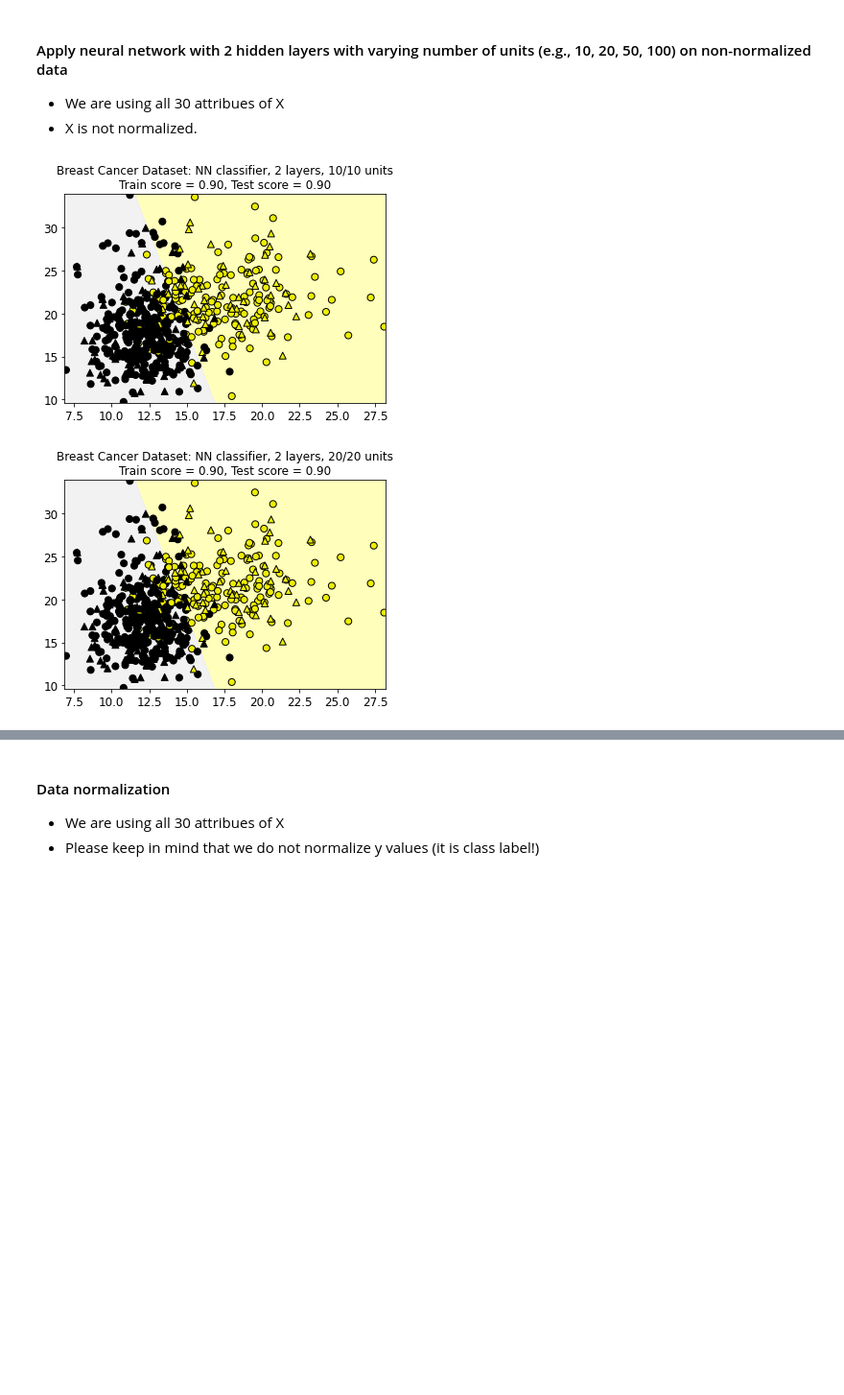
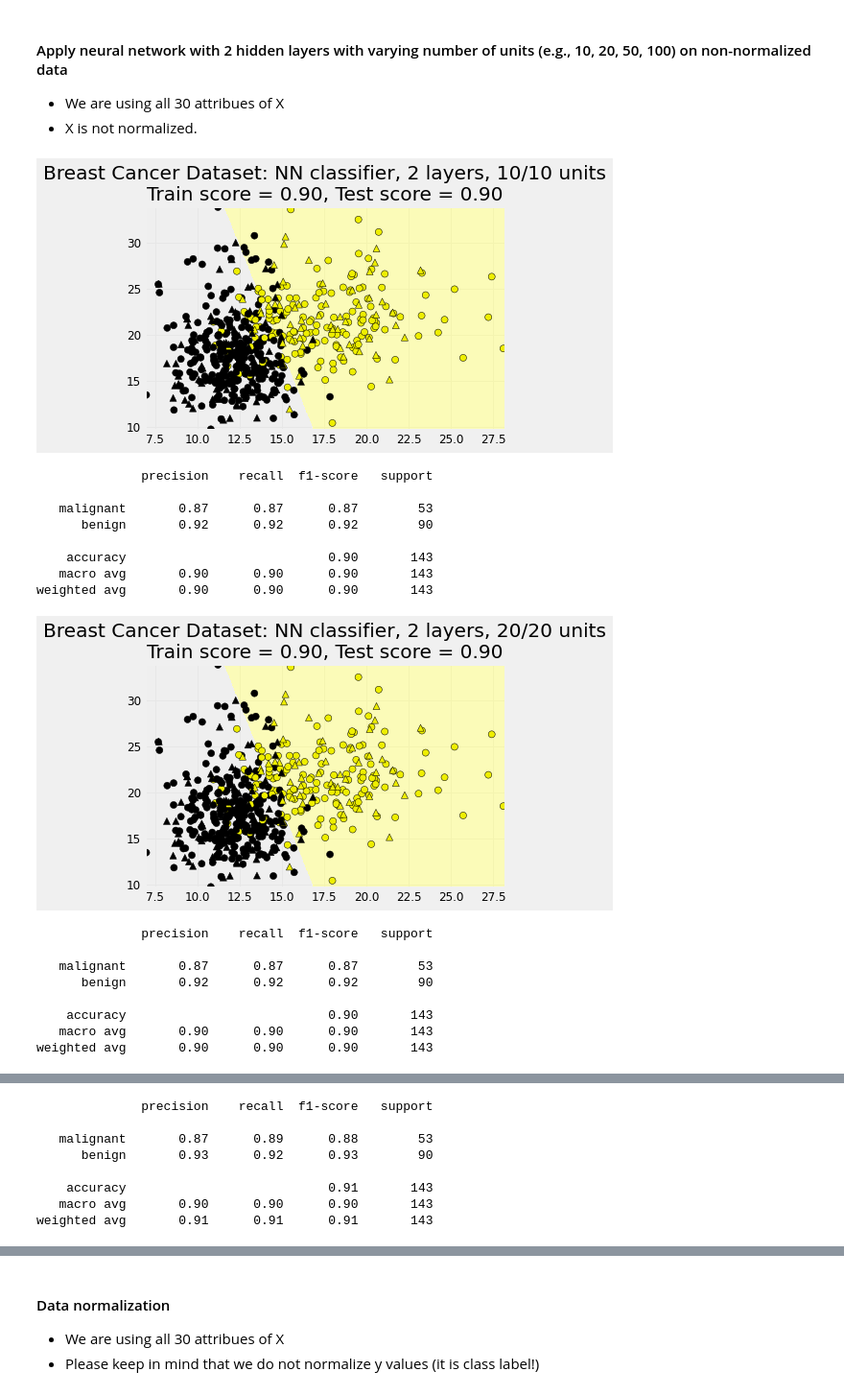
Before and after one commit to alarsen123/ML-HW, a Jupyter notebook: ME7_NN/ME7_NN/NN_basic.ipynb, the cells around one changed output, grey strips where cells are left out. Shown at 96% size. Cells and saved outputs as stored; diff of their text form; code cells hidden in the pictures; blank space fills up the shorter version.

```diff
--- a/ME7_NN/ME7_NN/NN_basic.ipynb
+++ b/ME7_NN/ME7_NN/NN_basic.ipynb
@@ -471,6 +471,9 @@ Increase the number of iterations (max_iter) or scale the data as shown in:
     - 4. (extra) Build a NN model with 3 hidden layers and check if the model is improvled.
 
 - Compare the results without normalization and with normalization.
+# %%
+from sklearn.metrics import classification_report
+plt.style.use('fivethirtyeight')
 # %% [markdown]
 ### 1. Breast Cancer dataset
 # %%
@@ -479,6 +482,7 @@ from sklearn.datasets import load_breast_cancer
 
 cancer = load_breast_cancer()
 (X_cancer, y_cancer) = load_breast_cancer(return_X_y = True)
+target_names = cancer.target_names
 
 print(X_cancer.shape) # 30 attributes
 # %% [output]
@@ -521,15 +525,35 @@ X_train, X_test, y_train, y_test = train_test_split(X, y_cancer, random_state=0)
 # %%
 for unit in hidden_layer_units:
     # model training with two hidden layers
     nnclf = MLPClassifier(hidden_layer_sizes = [unit, unit], solver='lbfgs',
                           random_state = 0).fit(X_train, y_train)
 
     plot_class_regions_for_classifier(nnclf, X_train, y_train, X_test, y_test,
                                       'Breast Cancer Dataset: NN classifier, 2 layers, '
                                       + str(unit)
                                       + '/'
                                       + str(unit)
                                       + ' units')
+
+    y_pred = nnclf.predict(X_test)
+    result_metrics = classification_report(y_test, y_pred, target_names=target_names)
+    print(result_metrics)
 # %% [output]
-[figure, old version]
+[figure, new version]
+              precision    recall  f1-score   support
+
+   malignant       0.87      0.87      0.87        53
+      benign       0.92      0.92      0.92        90
+
+    accuracy                           0.90       143
+   macro avg       0.90      0.90      0.90       143
+weighted avg       0.90      0.90      0.90       143
-[figure, old version]
+[figure, new version]
+              precision    recall  f1-score   support
+
+   malignant       0.87      0.87      0.87        53
+      benign       0.92      0.92      0.92        90
+
+    accuracy                           0.90       143
+   macro avg       0.90      0.90      0.90       143
+weighted avg       0.90      0.90      0.90       143
@@ -536,0 +561,8 @@ for unit in hidden_layer_units:
+              precision    recall  f1-score   support
+
+   malignant       0.87      0.89      0.88        53
+      benign       0.93      0.92      0.93        90
+
+    accuracy                           0.91       143
+   macro avg       0.90      0.90      0.90       143
+weighted avg       0.91      0.91      0.91       143
```
Also changed, not shown: parts of 24 cells of this notebook.
